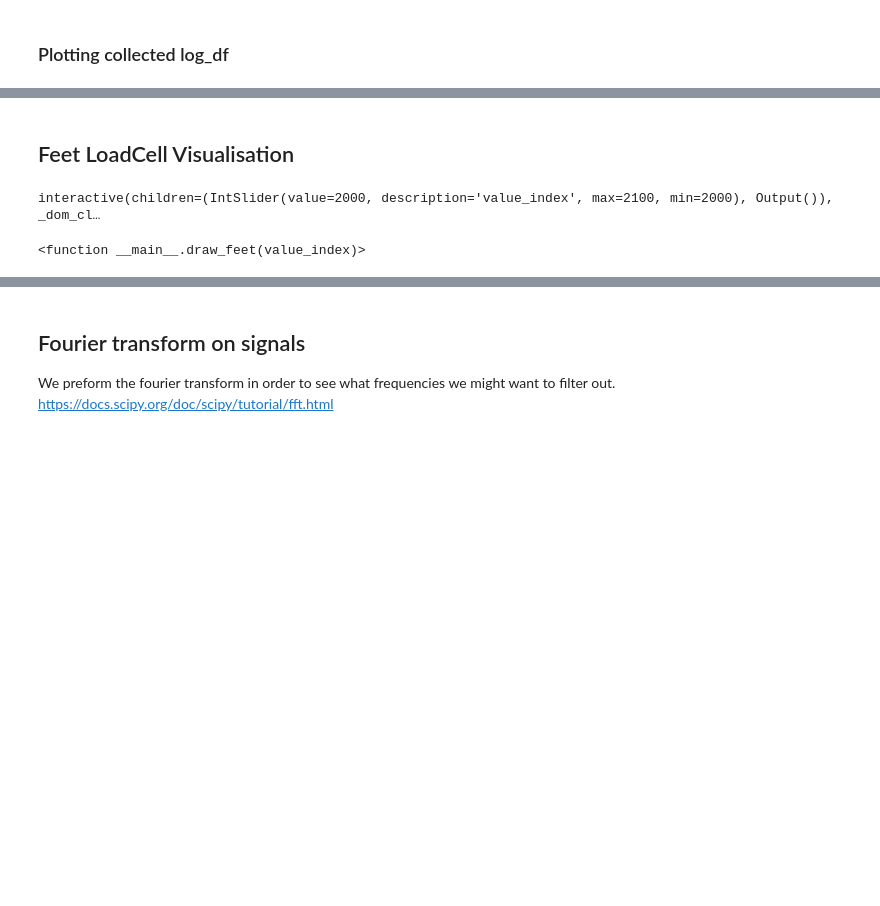
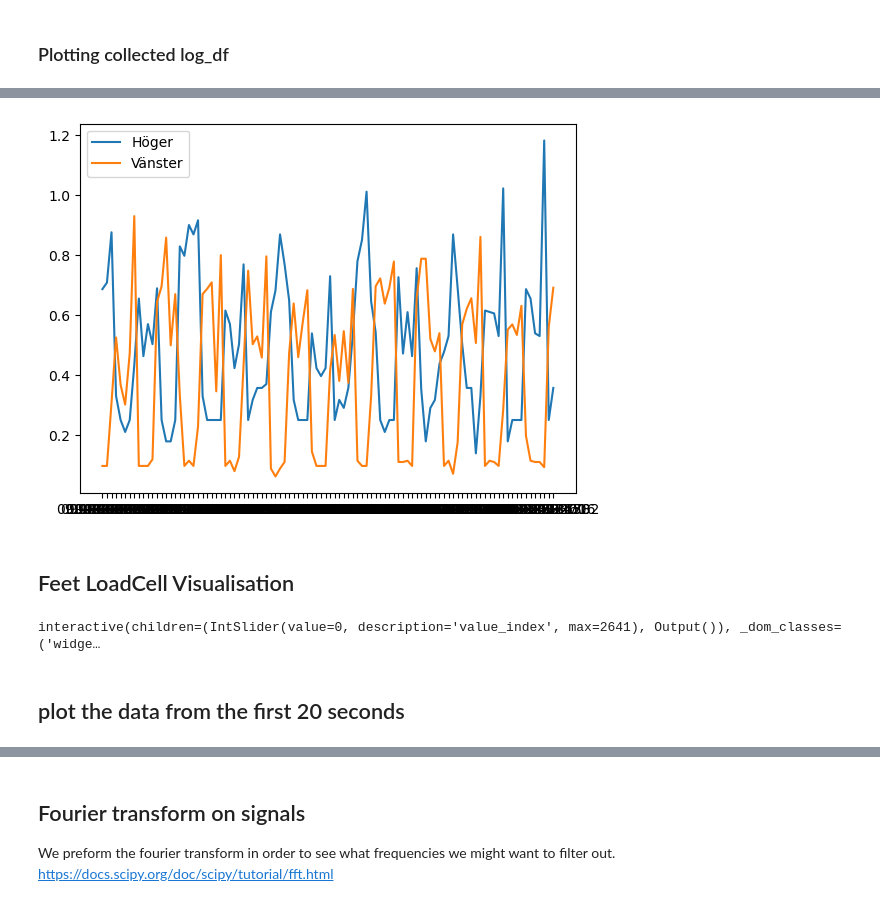
Before and after one commit to Husmarke/Kandidat-Cross-Country-Technique, a Jupyter notebook: kandidat_kod.ipynb, the cells around one changed output, grey strips where cells are left out. Drawn from its saved outputs; the diff is of its cells as text; code cells hidden in the pictures; blank space fills up the shorter version.

```diff
--- a/kandidat_kod.ipynb
+++ b/kandidat_kod.ipynb
@@ -207,17 +219,30 @@ TypeError: unsupported operand type(s) for -: 'str' and 'str'
+# %%
+# add the data from the left foot and the right and plot separately
+time1 = 900
+time2 = 1000
+sumright = log_df['loadcell1H'][time1:time2]+log_df['loadcell3H'][time1:time2]
+sumleft = log_df['loadcell1V'][time1:time2]+log_df['loadcell2V'][time1:time2]
+plt.plot(log_df['Timestamp'][time1:time2], sumright,label="Höger")
+plt.plot(log_df['Timestamp'][time1:time2], sumleft,label="Vänster")
+
+plt.legend()
+plt.show()
+# %% [output]
+[figure, added]
 # %% [markdown]
 ## Feet LoadCell Visualisation
 # %%
 import numpy as np
 import matplotlib.pyplot as plt
 from ipywidgets import interact, IntSlider
-file_name = 'FullSetup_Walking'
+file_name = 'test1'
 log_df = pd.read_csv(f"Logging/ExampleLogs/{file_name}.txt", header = None, delimiter=' ')
 
 # adding column headings
-log_df.columns = ['Timestamp', 'Foot_V', 'loadcell1V','loadcell2V', 'loadcell3V','fel','Foot_H','loadcell1H','loadcell2H', 'loadcell3H', 'DistanceName', 'Distance']
+log_df.columns = ['Timestamp', 'Foot_V', 'loadcell1V','loadcell2V', 'loadcell3V','Foot_H','loadcell1H','loadcell2H', 'loadcell3H', 'DistanceName', 'Distance']
 
 # dropping unnececary columns
-log_df = log_df.drop(columns=['Foot_H', 'Foot_V','DistanceName','fel']) # "fel" is because of an unnecesary space, fixed in code so remove when no longer using outdated data
+log_df = log_df.drop(columns=['Foot_H', 'Foot_V','DistanceName']) # "fel" is because of an unnecesary space, fixed in code so remove when no longer using outdated data
 
 # normalize data columns
 ScaleColumns = ("loadcell1H",'loadcell2H', 'loadcell3H','loadcell1V','loadcell2V', 'loadcell3V')
@@ -258,7 +283,10 @@ def draw_feet(value_index):
     plt.show()
 
 # Create slider
+time1 = 2000
+time2 = 2100
 interact(draw_feet, value_index=IntSlider(min=0, max=log_df['Timestamp'].shape[0]-1, step=1, value=0));
 # %% [output]
-interactive(children=(IntSlider(value=2000, description='value_index', max=2100, min=2000), Output()), _dom_cl…
+interactive(children=(IntSlider(value=0, description='value_index', max=2641), Output()), _dom_classes=('widge…
-<function __main__.draw_feet(value_index)>
+# %% [markdown]
+## plot the data from the first 20 seconds
```
Also changed, not shown: parts of 10 cells of this notebook, 10 other files.
